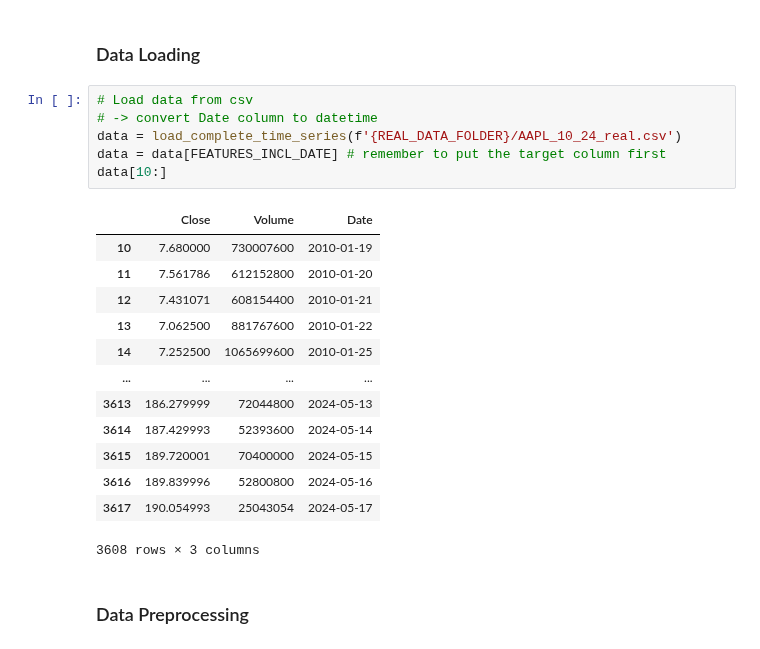
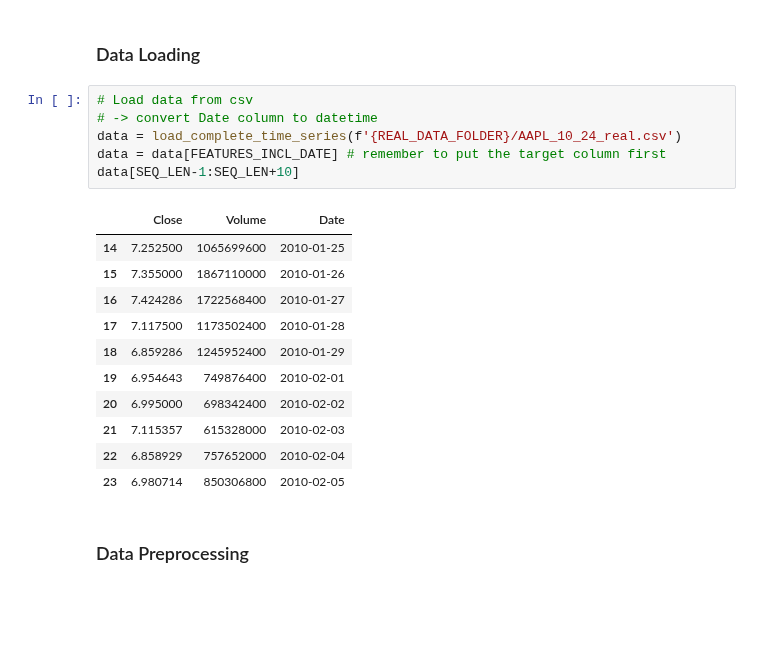
Before and after one commit to arneallwardt/time_series_data_augmentation, a Jupyter notebook: baseline_model/baseline_model_evaluation.ipynb, the cells around one changed output. Cells and saved outputs as stored; diff of their text form; blank space fills up the shorter version.

```diff
--- a/baseline_model/baseline_model_evaluation.ipynb
+++ b/baseline_model/baseline_model_evaluation.ipynb
@@ -56,23 +57,21 @@ FEATURES_INCL_DATE = FEATURES + ['Date']
 # %%
 # Load data from csv
 # -> convert Date column to datetime
 data = load_complete_time_series(f'{REAL_DATA_FOLDER}/AAPL_10_24_real.csv')
 data = data[FEATURES_INCL_DATE] # remember to put the target column first
-data[10:]
+data[SEQ_LEN-1:SEQ_LEN+10]
 # %% [output]
 |  | Close | Volume | Date |
-| 10 | 7.680000 | 730007600 | 2010-01-19 |
-| 11 | 7.561786 | 612152800 | 2010-01-20 |
-| 12 | 7.431071 | 608154400 | 2010-01-21 |
-| 13 | 7.062500 | 881767600 | 2010-01-22 |
 | 14 | 7.252500 | 1065699600 | 2010-01-25 |
-| ... | ... | ... | ... |
-| 3613 | 186.279999 | 72044800 | 2024-05-13 |
-| 3614 | 187.429993 | 52393600 | 2024-05-14 |
-| 3615 | 189.720001 | 70400000 | 2024-05-15 |
-| 3616 | 189.839996 | 52800800 | 2024-05-16 |
-| 3617 | 190.054993 | 25043054 | 2024-05-17 |
+| 15 | 7.355000 | 1867110000 | 2010-01-26 |
+| 16 | 7.424286 | 1722568400 | 2010-01-27 |
+| 17 | 7.117500 | 1173502400 | 2010-01-28 |
+| 18 | 6.859286 | 1245952400 | 2010-01-29 |
+| 19 | 6.954643 | 749876400 | 2010-02-01 |
+| 20 | 6.995000 | 698342400 | 2010-02-02 |
+| 21 | 7.115357 | 615328000 | 2010-02-03 |
+| 22 | 6.858929 | 757652000 | 2010-02-04 |
+| 23 | 6.980714 | 850306800 | 2010-02-05 |
-3608 rows × 3 columns
 # %% [markdown]
 ### Data Preprocessing
 # %%
```
Also changed, not shown: parts of 6 cells of this notebook, 7 other files.
